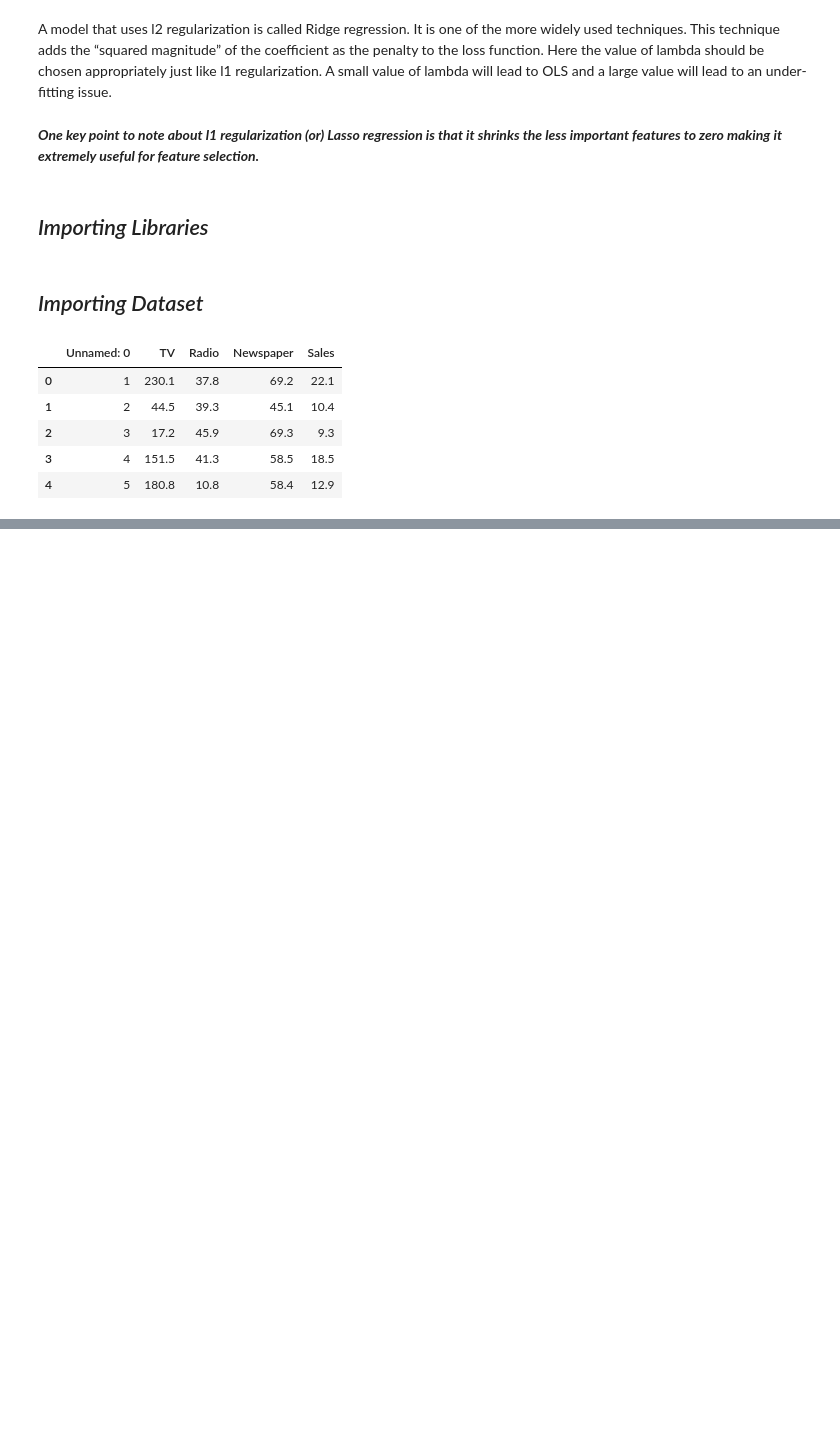
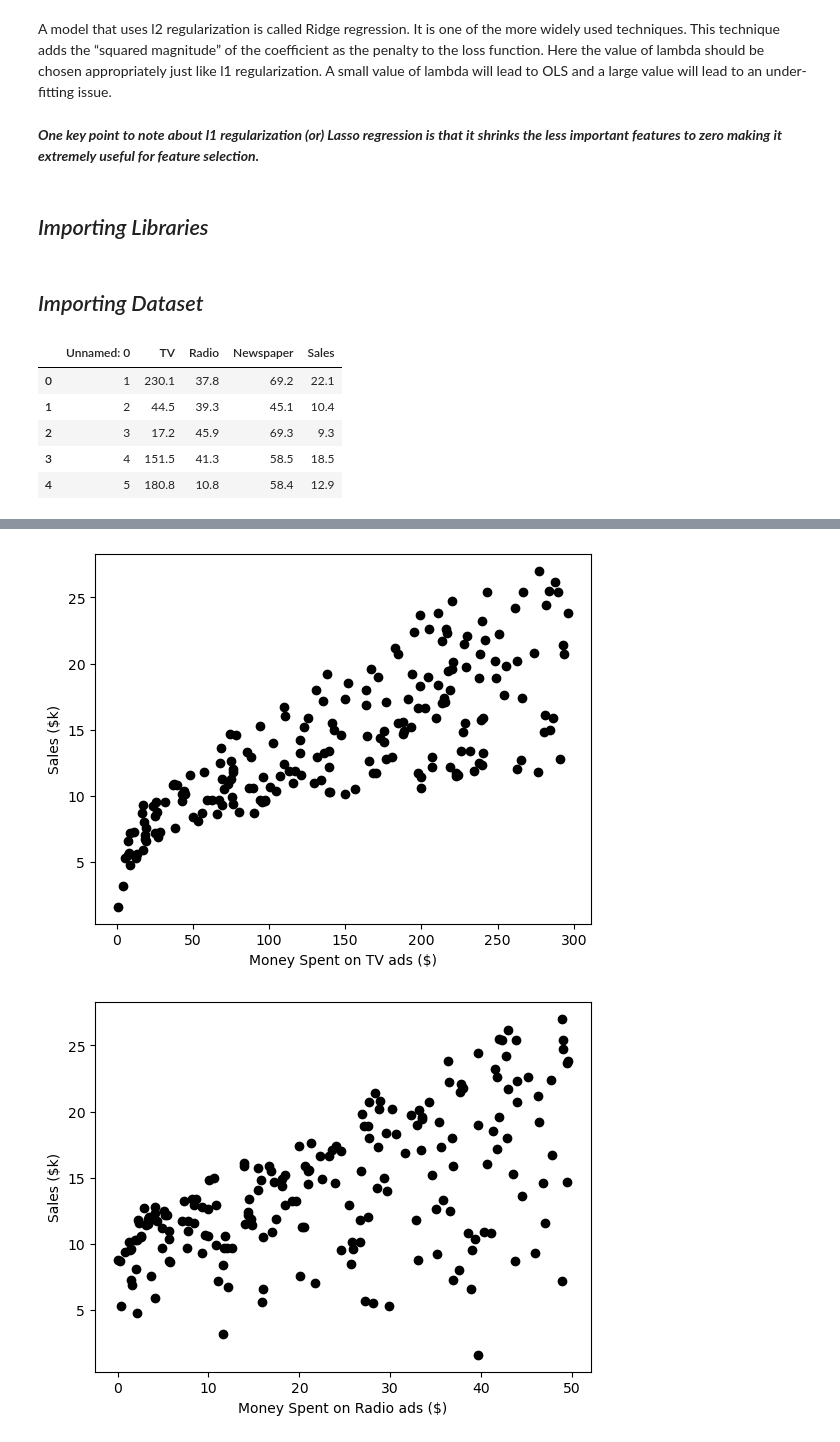
Before and after one commit to amirhosein-ziaei/Machine_Learning_Course, a Jupyter notebook: Linear_Regression/Regularization_Regression.ipynb, the cells around one changed output, grey strips where cells are left out. Drawn from its saved outputs; the diff is of its cells as text; code cells hidden in the pictures; blank space fills up the shorter version.

Commit message:
EDA and visualization completed

```diff
--- a/Linear_Regression/Regularization_Regression.ipynb
+++ b/Linear_Regression/Regularization_Regression.ipynb
@@ -65,0 +68,3 @@ data.head()
+# %%
+data = data.iloc[:,1:]
+data.head()
@@ -65,0 +78,15 @@ data.head()
+# %%
+def scatter_plot(feature, target):
+    plt.scatter(data[feature],
+                data[target],
+                c='black'
+                )
+    plt.xlabel("Money Spent on {} ads ($)".format(feature))
+    plt.ylabel("Sales ($k)")
+    plt.show()
+scatter_plot("TV", "Sales")
+scatter_plot("Radio", "Sales")
+scatter_plot("Newspaper", "Sales")
+# %% [output]
+[figure, added]
+[figure, added]
```
Also changed, not shown: parts of 3 cells of this notebook.
